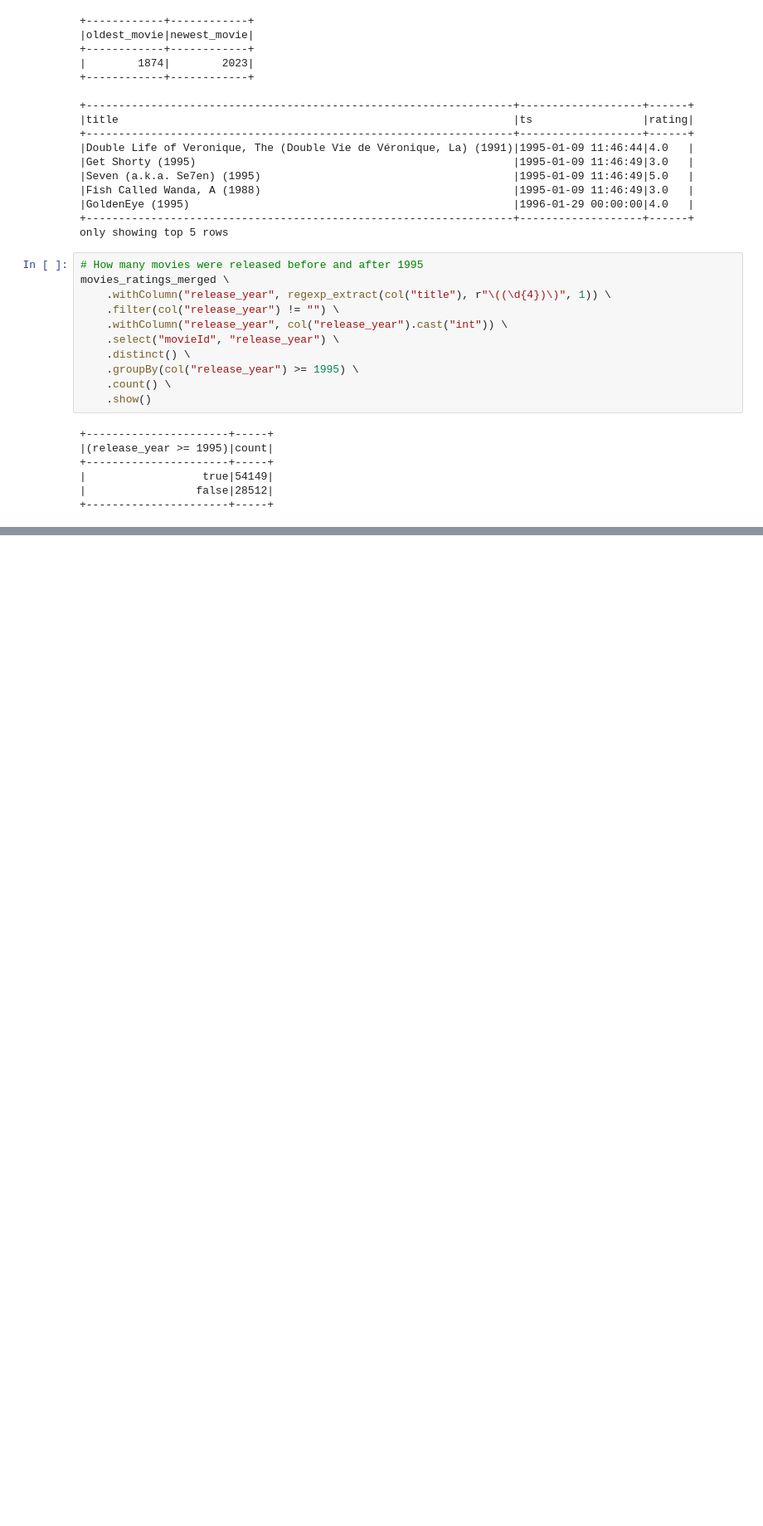
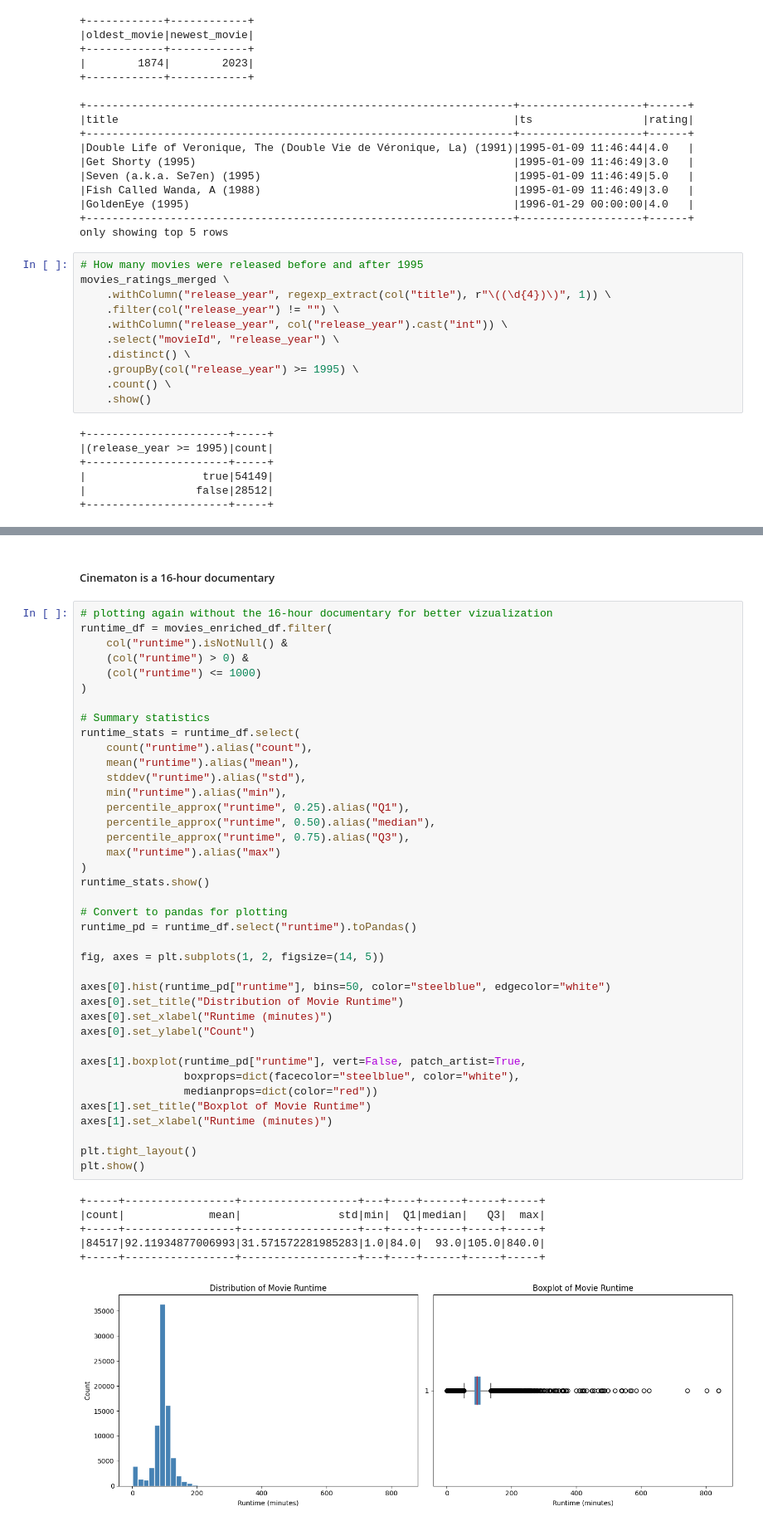
Before and after one commit to alexpanayi474/DSC511-MovieLens-Project, a Jupyter notebook: DSC_511_MovieLens.ipynb, the cells around one changed output, grey strips where cells are left out. Shown at 83% size. Saved outputs shown, nothing was run; the diff lists cells and outputs as text; blank space fills up the shorter version.

```diff
--- a/DSC_511_MovieLens.ipynb
+++ b/DSC_511_MovieLens.ipynb
@@ -1348,0 +1057,48 @@ plt.show()
+# %% [markdown]
+##### Cinematon is a 16-hour documentary
+# %%
+# plotting again without the 16-hour documentary for better vizualization
+runtime_df = movies_enriched_df.filter(
+    col("runtime").isNotNull() &
+    (col("runtime") > 0) &
+    (col("runtime") <= 1000)
+)
+
+# Summary statistics
+runtime_stats = runtime_df.select(
+    count("runtime").alias("count"),
+    mean("runtime").alias("mean"),
+    stddev("runtime").alias("std"),
+    min("runtime").alias("min"),
+    percentile_approx("runtime", 0.25).alias("Q1"),
+    percentile_approx("runtime", 0.50).alias("median"),
+    percentile_approx("runtime", 0.75).alias("Q3"),
+    max("runtime").alias("max")
+)
+runtime_stats.show()
+
+# Convert to pandas for plotting
+runtime_pd = runtime_df.select("runtime").toPandas()
+
+fig, axes = plt.subplots(1, 2, figsize=(14, 5))
+
+axes[0].hist(runtime_pd["runtime"], bins=50, color="steelblue", edgecolor="white")
+axes[0].set_title("Distribution of Movie Runtime")
+axes[0].set_xlabel("Runtime (minutes)")
+axes[0].set_ylabel("Count")
+
+axes[1].boxplot(runtime_pd["runtime"], vert=False, patch_artist=True,
+                boxprops=dict(facecolor="steelblue", color="white"),
+                medianprops=dict(color="red"))
+axes[1].set_title("Boxplot of Movie Runtime")
+axes[1].set_xlabel("Runtime (minutes)")
+
+plt.tight_layout()
+plt.show()
+# %% [output]
++-----+-----------------+------------------+---+----+------+-----+-----+
+|count|             mean|               std|min|  Q1|median|   Q3|  max|
++-----+-----------------+------------------+---+----+------+-----+-----+
+|84517|92.11934877006993|31.571572281985283|1.0|84.0|  93.0|105.0|840.0|
++-----+-----------------+------------------+---+----+------+-----+-----+
+[figure, added]
```
Also changed, not shown: parts of 44 cells of this notebook.
